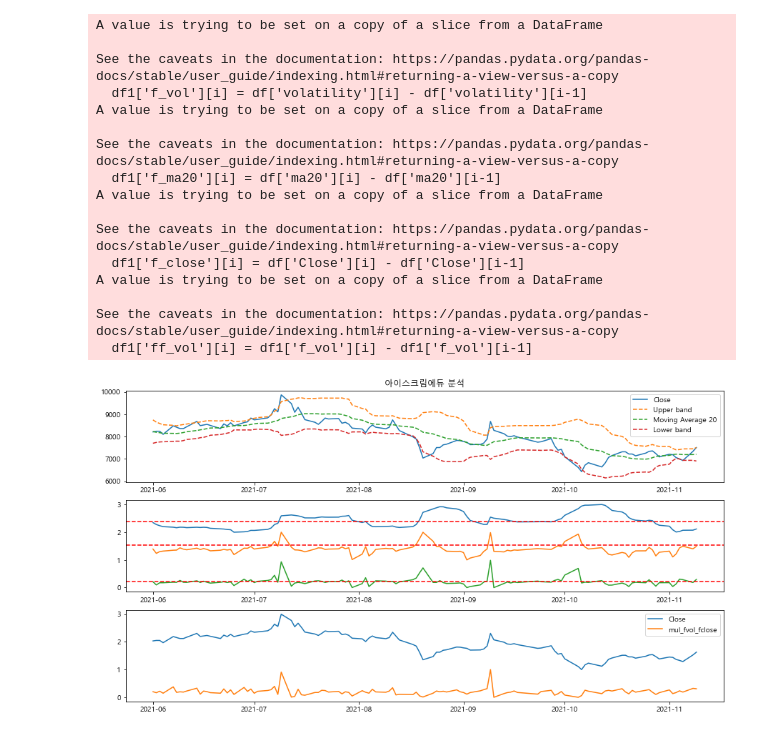
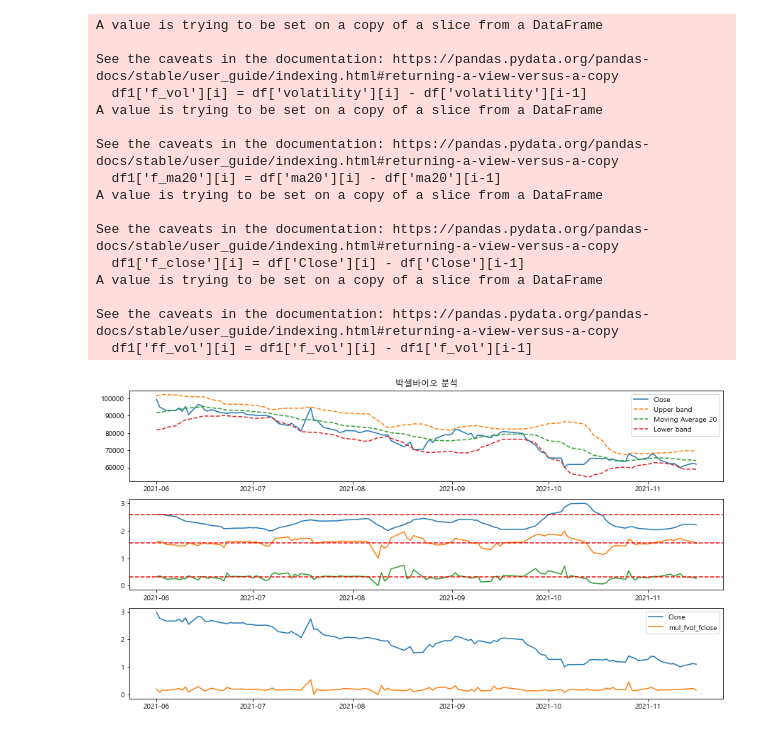
Before and after one commit to ghdakrk/Study_quant, a Jupyter notebook: 2.predict_model.ipynb, the cells around one changed output. Saved outputs shown, nothing was run; the diff lists cells and outputs as text; code cells hidden in the pictures.

```diff
--- a/2.predict_model.ipynb
+++ b/2.predict_model.ipynb
@@ -15,12 +15,12 @@ matplotlib.rcParams['axes.unicode_minus'] = False
 stock_list = pd.DataFrame({'종목코드':stock.get_market_ticker_list(market="ALL")})
 stock_list['종목명'] = stock_list['종목코드'].map(lambda x: stock.get_market_ticker_name(x))
 # %%
-name = '한국전력'
+name = '삼성전기'
 today = datetime.datetime.today()
 month_ago = str(today.year) + str(today.month-1) + str(today.day)
 month_ago2 = str(today.year) + str(today.month-2) + str(today.day)
 today = str(today.year) + str(today.month) + str(today.day)
-fromdate = str(20210301)
+fromdate = str(20210501)
 todate = today
 
 ticker = stock_list.loc[stock_list['종목명']==name, '종목코드']
@@ -81,5 +97,5 @@ NameError: name 'datetime' is not defined
 # %%
-name = '아이스크림에듀'
+name = '박셀바이오'
 today = datetime.datetime.today()
 month_ago = str(today.year) + str(today.month-1) + str(today.day)
 month_ago2 = str(today.year) + str(today.month-2) + str(today.day)
@@ -131,31 +147,31 @@ ax[1].plot(df2['volatility']+2)
 ax[1].plot(df2['f_vol']+1)
 ax[1].plot(df2['f_vol']*df2['ff_vol'])
 ax[1].axhline(df2['f_vol'].mean()+2, color='red', linestyle='--')
 ax[1].axhline(df2['ff_vol'].mean()+1, color='red', linestyle='--')
 ax[1].axhline((df2['ff_vol']*df2['f_vol']).mean(), color='red', linestyle='--')
 
 
 ax[2].plot(df2['Close']*2 + 1)
 ax[2].plot(df2['f_close'] * df2['ff_vol'])
 # ax[2].plot(df2['f_close'] * df2['volatility'])
 
 ax[2].legend(['Close', 'mul_fvol_fclose'])
 plt.show()
 # %% [output]
 A value is trying to be set on a copy of a slice from a DataFrame
 
 See the caveats in the documentation: https://pandas.pydata.org/pandas-docs/stable/user_guide/indexing.html#returning-a-view-versus-a-copy
   df1['f_vol'][i] = df['volatility'][i] - df['volatility'][i-1]
 A value is trying to be set on a copy of a slice from a DataFrame
 
 See the caveats in the documentation: https://pandas.pydata.org/pandas-docs/stable/user_guide/indexing.html#returning-a-view-versus-a-copy
   df1['f_ma20'][i] = df['ma20'][i] - df['ma20'][i-1]
 A value is trying to be set on a copy of a slice from a DataFrame
 
 See the caveats in the documentation: https://pandas.pydata.org/pandas-docs/stable/user_guide/indexing.html#returning-a-view-versus-a-copy
   df1['f_close'][i] = df['Close'][i] - df['Close'][i-1]
 A value is trying to be set on a copy of a slice from a DataFrame
 
 See the caveats in the documentation: https://pandas.pydata.org/pandas-docs/stable/user_guide/indexing.html#returning-a-view-versus-a-copy
   df1['ff_vol'][i] = df1['f_vol'][i] - df1['f_vol'][i-1]
-[figure, old version]
+[figure, new version]
```
Also changed, not shown: parts of 1 cell of this notebook, 4 other files.
